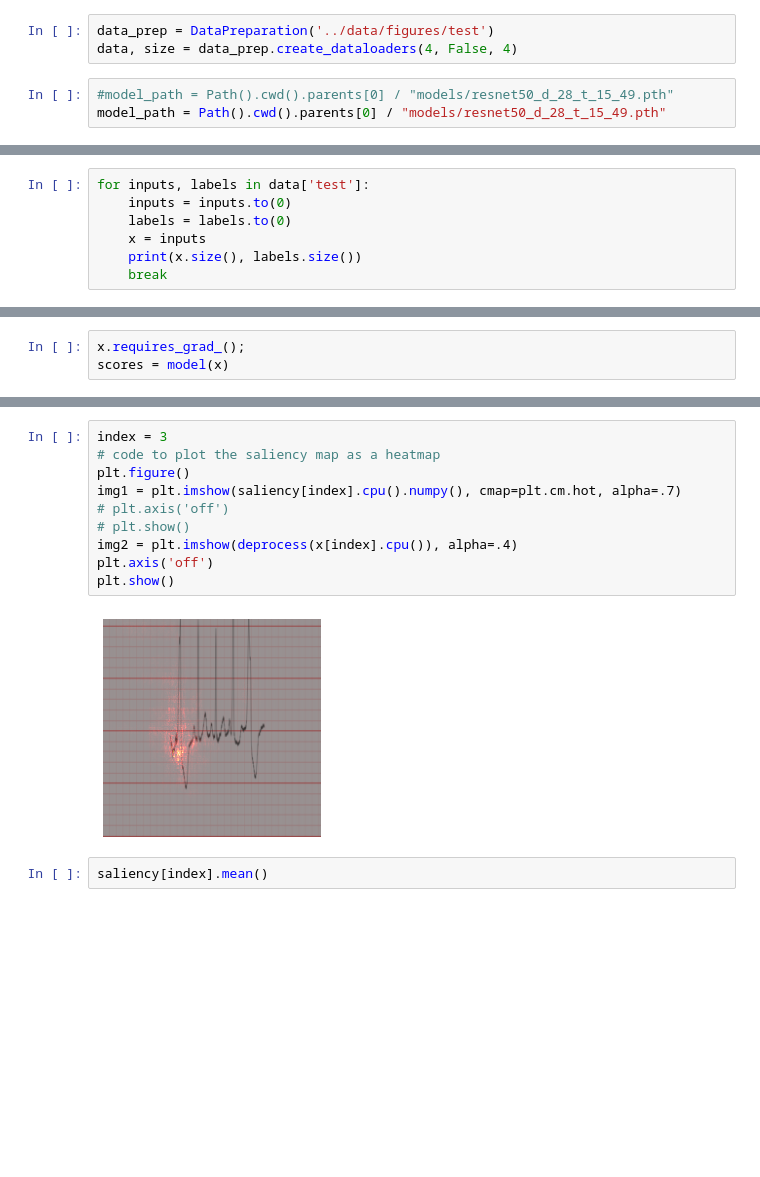
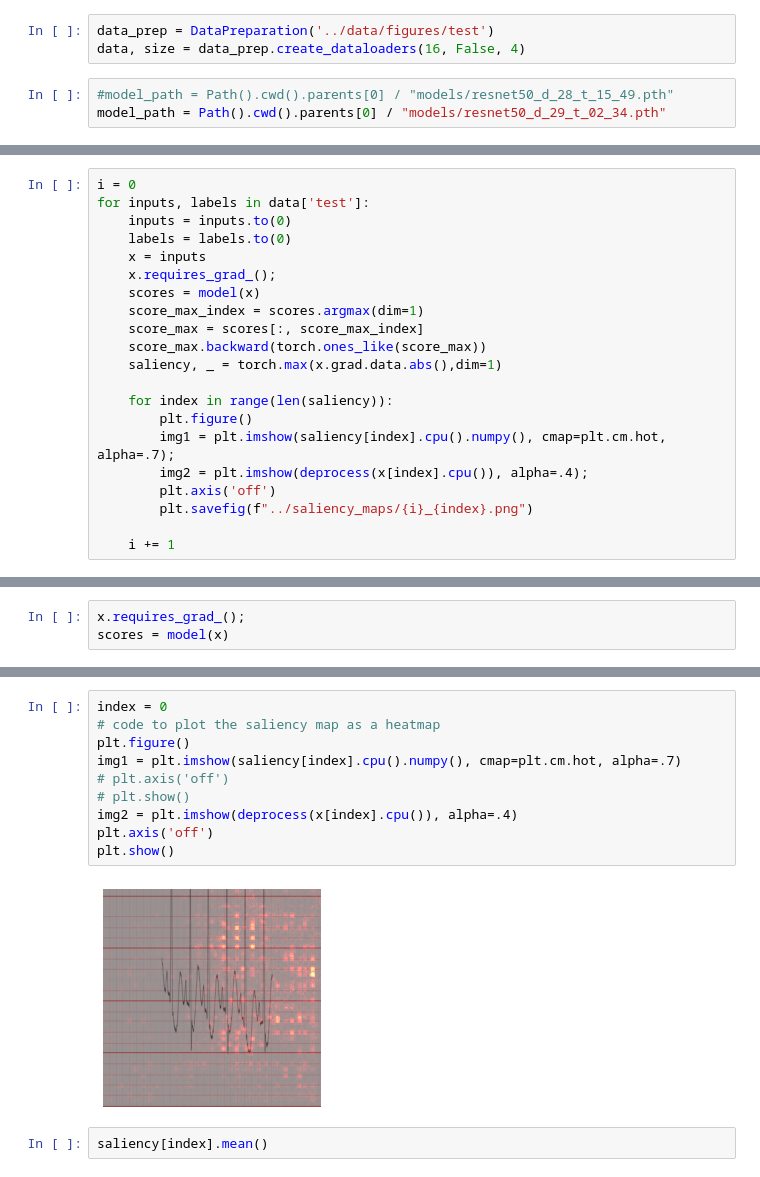
Before and after one commit to ruivarandas/DSLproject, a Jupyter notebook: notebooks/testing_and_interpret.ipynb, the cells around one changed output, grey strips where cells are left out. Saved outputs shown, nothing was run; the diff lists cells and outputs as text; blank space fills up the shorter version.

Commit message:
new model, script to save saliency maps

```diff
--- a/notebooks/testing_and_interpret.ipynb
+++ b/notebooks/testing_and_interpret.ipynb
@@ -43,10 +43,10 @@ class DataPreparation:
         return dataloaders, dataset_sizes
 # %%
 data_prep = DataPreparation('../data/figures/test')
-data, size = data_prep.create_dataloaders(4, False, 4)
+data, size = data_prep.create_dataloaders(16, False, 4)
 # %%
 #model_path = Path().cwd().parents[0] / "models/resnet50_d_28_t_15_49.pth"
-model_path = Path().cwd().parents[0] / "models/resnet50_d_28_t_15_49.pth"
+model_path = Path().cwd().parents[0] / "models/resnet50_d_29_t_02_34.pth"
 # %%
 model = torch.load(model_path)
 model.eval();
@@ -65,10 +65,3 @@ def deprocess(image):
 
 def show_img(PIL_IMG):
     plt.imshow(np.asarray(PIL_IMG))
-# %%
-for inputs, labels in data['test']:
-    inputs = inputs.to(0)
-    labels = labels.to(0)
-    x = inputs
-    print(x.size(), labels.size())
-    break
@@ -77,3 +68,24 @@ torch.Size([4, 3, 224, 224]) torch.Size([4])
+# %%
+i = 0
+for inputs, labels in data['test']:
+    inputs = inputs.to(0)
+    labels = labels.to(0)
+    x = inputs
+    x.requires_grad_();
+    scores = model(x)
+    score_max_index = scores.argmax(dim=1)
+    score_max = scores[:, score_max_index]
+    score_max.backward(torch.ones_like(score_max))
+    saliency, _ = torch.max(x.grad.data.abs(),dim=1)
+
+    for index in range(len(saliency)):
+        plt.figure()
+        img1 = plt.imshow(saliency[index].cpu().numpy(), cmap=plt.cm.hot, alpha=.7);
+        img2 = plt.imshow(deprocess(x[index].cpu()), alpha=.4);
+        plt.axis('off')
+        plt.savefig(f"../saliency_maps/{i}_{index}.png")
+
+    i += 1
 # %%
 x.size()
 # %% [output]
@@ -117,16 +129,16 @@ SCORE MAX: tensor([[1.1056, 1.1056, 1.1056, 1.1056],
        grad_fn=<IndexBackward>)
 # %%
-index = 3
+index = 0
 # code to plot the saliency map as a heatmap
 plt.figure()
 img1 = plt.imshow(saliency[index].cpu().numpy(), cmap=plt.cm.hot, alpha=.7)
 # plt.axis('off')
 # plt.show()
 img2 = plt.imshow(deprocess(x[index].cpu()), alpha=.4)
 plt.axis('off')
 plt.show()
 # %% [output]
-[figure, old version]
+[figure, new version]
 # %%
 saliency[index].mean()
 # %% [output]
```
Also changed, not shown: parts of 3 cells of this notebook, 5 other files.
